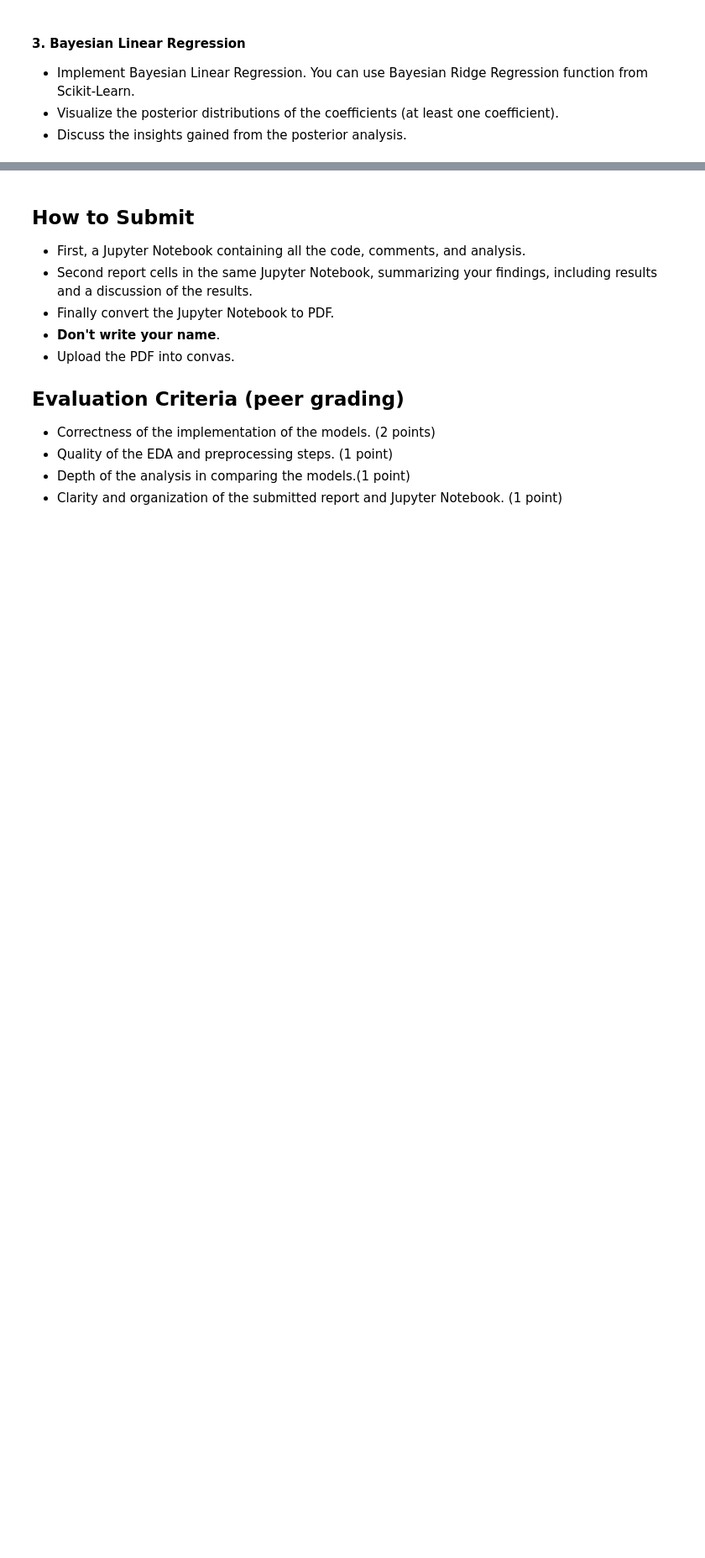
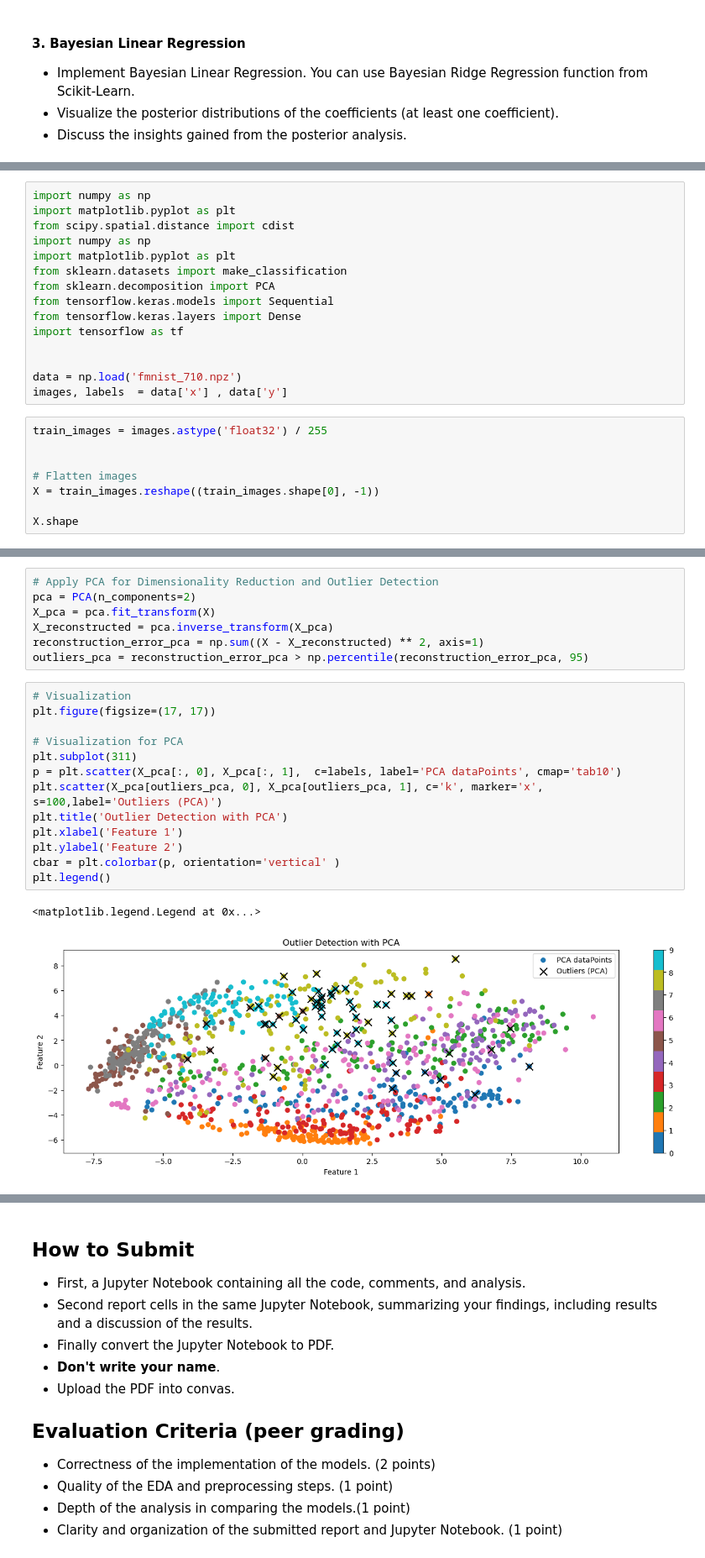
Before and after one commit to asgerbo/Advanced_ML, a Jupyter notebook: assignment_2/Lab_02.ipynb, the cells around one changed output, grey strips where cells are left out. Shown at 84% size. Saved outputs shown, nothing was run; the diff lists cells and outputs as text; blank space fills up the shorter version.

```diff
--- a/assignment_2/Lab_02.ipynb
+++ b/assignment_2/Lab_02.ipynb
@@ -276,0 +199,23 @@ You can choose One of the below datasets:
+# %%
+import numpy as np
+import matplotlib.pyplot as plt
+from scipy.spatial.distance import cdist
+import numpy as np
+import matplotlib.pyplot as plt
+from sklearn.datasets import make_classification
+from sklearn.decomposition import PCA
+from tensorflow.keras.models import Sequential
+from tensorflow.keras.layers import Dense
+import tensorflow as tf
+
+
+data = np.load('fmnist_710.npz')
+images, labels  = data['x'] , data['y']
+# %%
+train_images = images.astype('float32') / 255
+
+
+# Flatten images
+X = train_images.reshape((train_images.shape[0], -1))
+
+X.shape
@@ -276,0 +228,23 @@ You can choose One of the below datasets:
+# %%
+# Apply PCA for Dimensionality Reduction and Outlier Detection
+pca = PCA(n_components=2)
+X_pca = pca.fit_transform(X)
+X_reconstructed = pca.inverse_transform(X_pca)
+reconstruction_error_pca = np.sum((X - X_reconstructed) ** 2, axis=1)
+outliers_pca = reconstruction_error_pca > np.percentile(reconstruction_error_pca, 95)
+# %%
+# Visualization
+plt.figure(figsize=(17, 17))
+
+# Visualization for PCA
+plt.subplot(311)
+p = plt.scatter(X_pca[:, 0], X_pca[:, 1],  c=labels, label='PCA dataPoints', cmap='tab10')
+plt.scatter(X_pca[outliers_pca, 0], X_pca[outliers_pca, 1], c='k', marker='x', s=100,label='Outliers (PCA)')
+plt.title('Outlier Detection with PCA')
+plt.xlabel('Feature 1')
+plt.ylabel('Feature 2')
+cbar = plt.colorbar(p, orientation='vertical' )
+plt.legend()
+# %% [output]
+<matplotlib.legend.Legend at 0x...>
+[figure, added]
```
Also changed, not shown: parts of 28 cells of this notebook.
